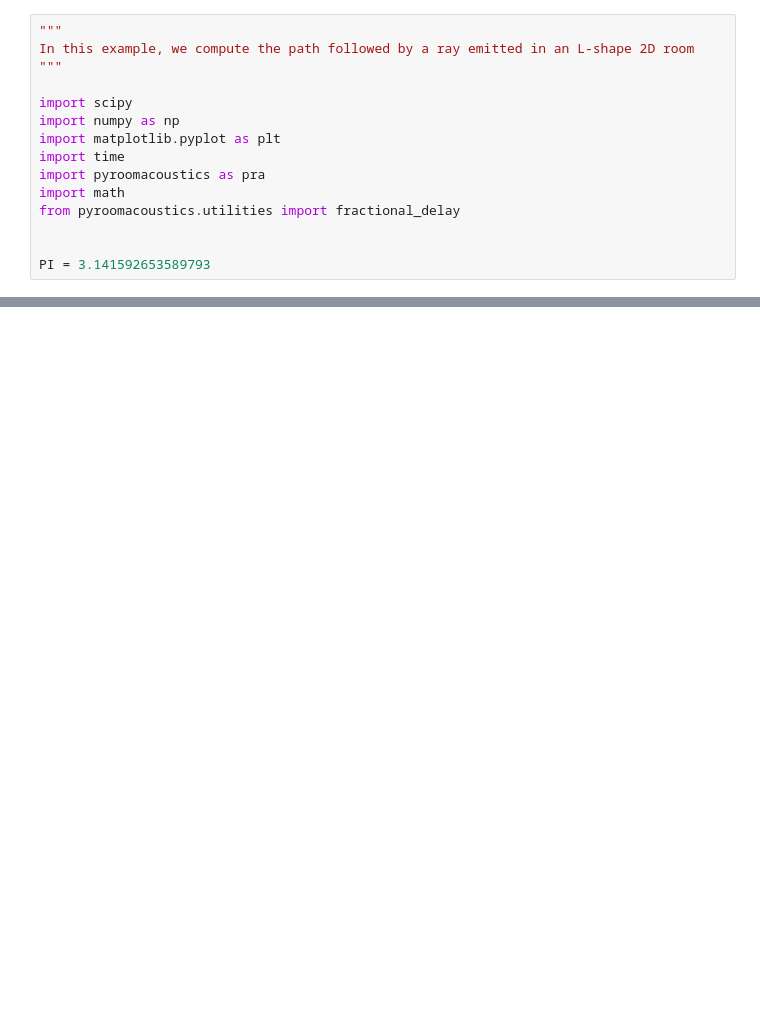
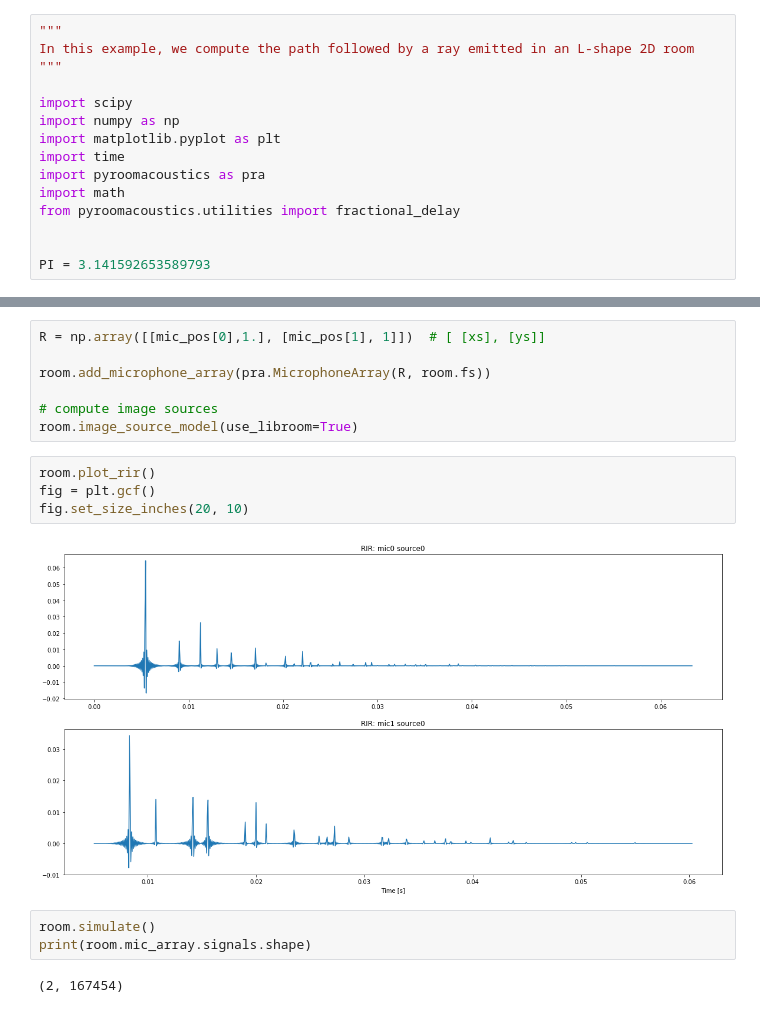
Before and after one commit to CyrilCadoux/pyroomacoustics, a Jupyter notebook: examples/RayTracing.ipynb, the cells around one changed output, grey strips where cells are left out. Drawn from its saved outputs; the diff is of its cells as text; blank space fills up the shorter version.

```diff
--- a/examples/RayTracing.ipynb
+++ b/examples/RayTracing.ipynb
@@ -727,0 +744,18 @@ IPython.display.Audio(audio_result, rate=fs)
+# %%
+R = np.array([[mic_pos[0],1.], [mic_pos[1], 1]])  # [ [xs], [ys]]
+
+room.add_microphone_array(pra.MicrophoneArray(R, room.fs))
+
+# compute image sources
+room.image_source_model(use_libroom=True)
+# %%
+room.plot_rir()
+fig = plt.gcf()
+fig.set_size_inches(20, 10)
+# %% [output]
+[figure, added]
+# %%
+room.simulate()
+print(room.mic_array.signals.shape)
+# %% [output]
+(2, 167454)
```
Also changed, not shown: parts of 11 cells of this notebook.
